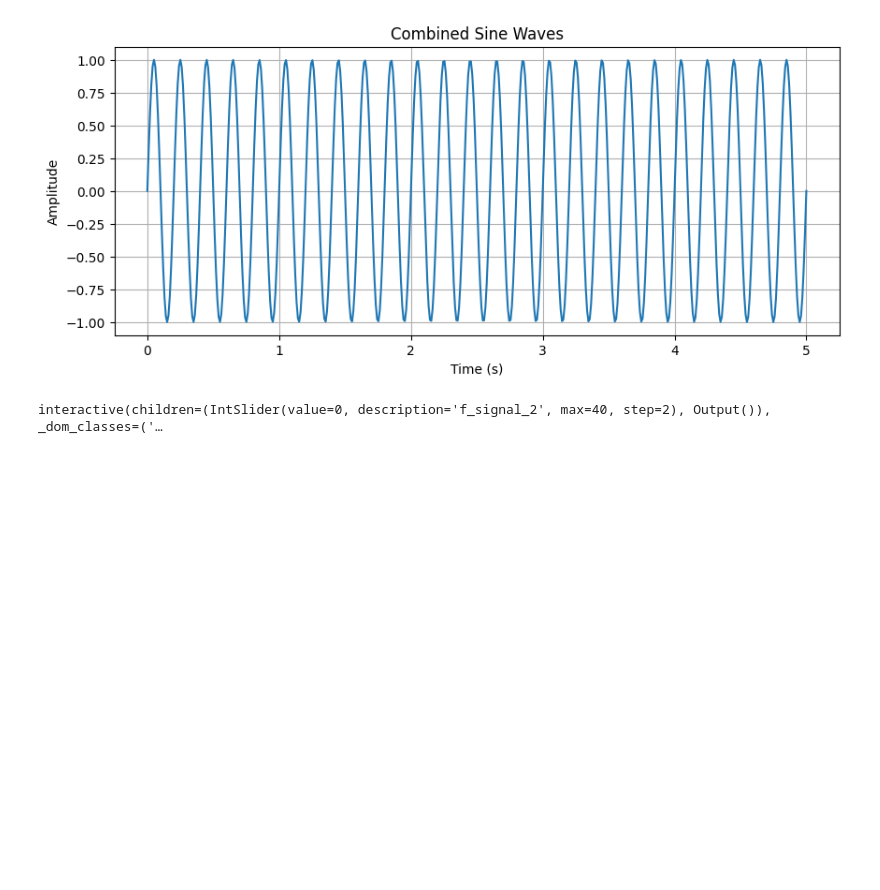
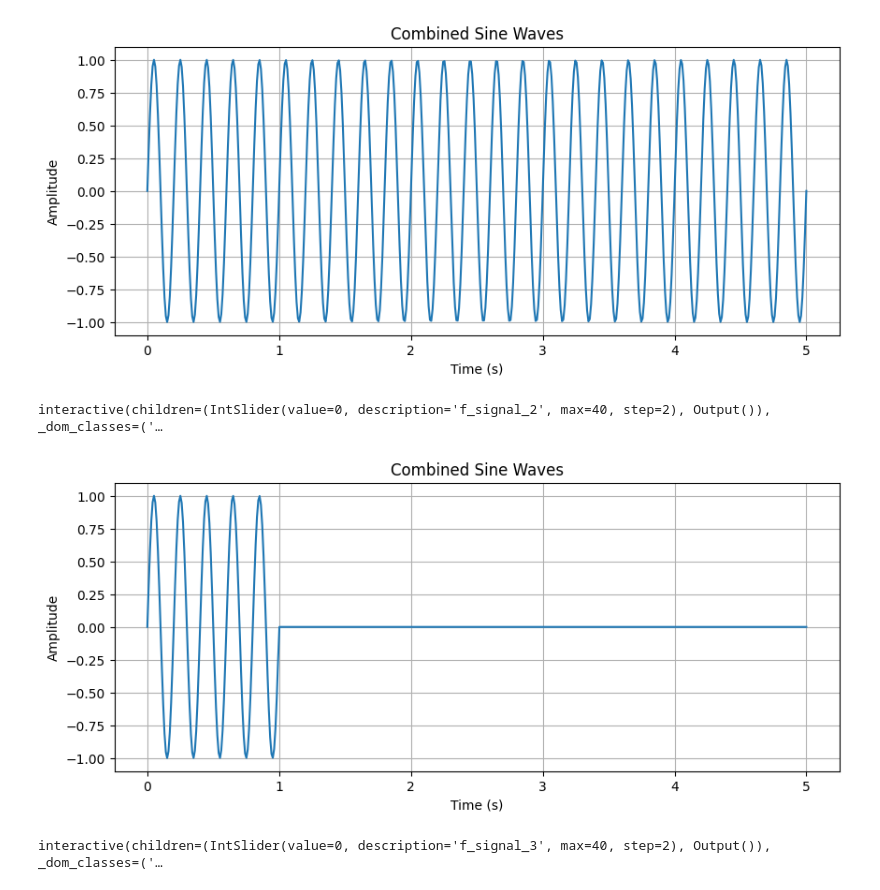
Before and after one commit to Yomunozs/Procesamiento_Digital_de_Senales, a Jupyter notebook: PDS_Ejercicio_Convolucion_05_02_2025.ipynb, the cells around one changed output. Drawn from its saved outputs; the diff is of its cells as text; code cells hidden in the pictures; blank space fills up the shorter version.

```diff
--- a/PDS_Ejercicio_Convolucion_05_02_2025.ipynb
+++ b/PDS_Ejercicio_Convolucion_05_02_2025.ipynb
@@ -64,3 +64,42 @@ def update_plot(f_signal_2):
 interact(update_plot, f_signal_2=IntSlider(min=0, max=40, step=2, value=0, continuous_update=True));
 # %% [output]
 interactive(children=(IntSlider(value=0, description='f_signal_2', max=40, step=2), Output()), _dom_classes=('…
+# %%
+f_signal_3 = 5
+signal_3 = 1 * np.sin(2 * np.pi * f_signal_3 * time_1)
+
+# signal_3[0:int(2*sampling_rate_1)] = 0
+signal_3[int(1*sampling_rate_1):int(5*sampling_rate_1)] = 0
+
+plt.figure(figsize=(10, 4))
+plt.plot(time_1, signal_3)
+plt.xlabel('Time (s)')
+plt.ylabel('Amplitude')
+plt.title('Combined Sine Waves')
+plt.grid(True)
+plt.show()
+# %% [output]
+[figure, added]
+# %%
+def update_plot_win(f_signal_3):
+
+    signal_3 = 1 * np.sin(2 * np.pi * f_signal_3 * time_1)
+    signal_3[int(1*sampling_rate_1):int(5*sampling_rate_1)] = 0
+
+    convolution_result = np.convolve(signal_1, signal_3, mode='same')
+
+    plt.figure(figsize=(20, 6))
+    plt.plot(time_1, convolution_result)
+    # plt.ylim(-300, 300)
+    plt.xlim(0, 5)
+    plt.grid(True)
+    plt.title('Convolution Result')
+    plt.xlabel('Time (s)')
+    plt.ylabel('Amplitude')
+
+    plt.tight_layout()
+    plt.show()
+
+interact(update_plot_win, f_signal_3=IntSlider(min=0, max=40, step=2, value=0, continuous_update=True));
+# %% [output]
+interactive(children=(IntSlider(value=0, description='f_signal_3', max=40, step=2), Output()), _dom_classes=('…
```
